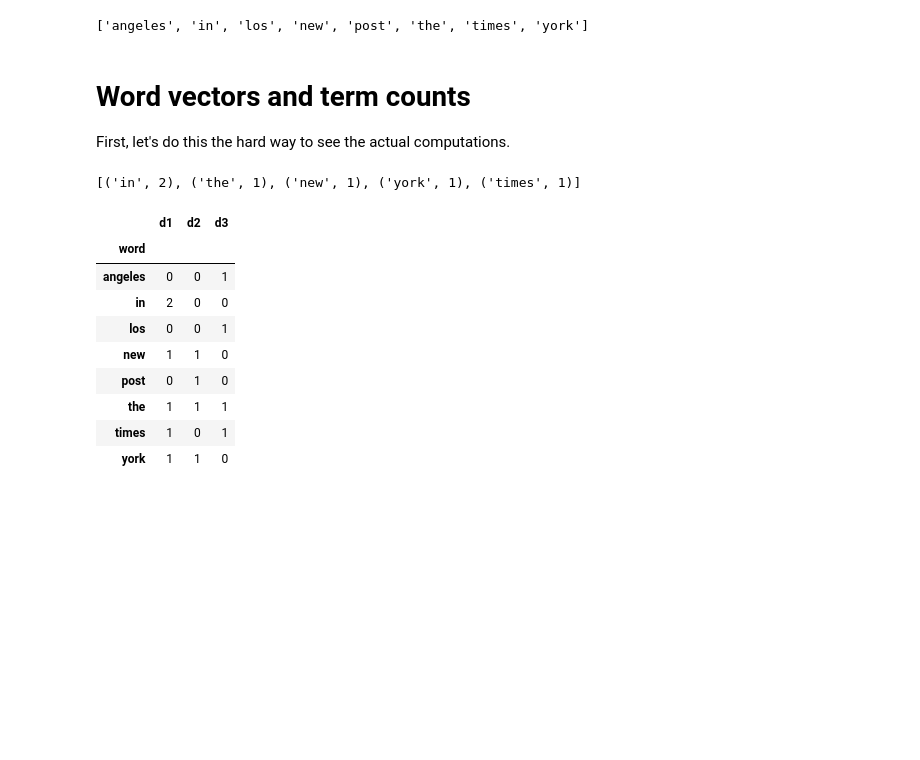
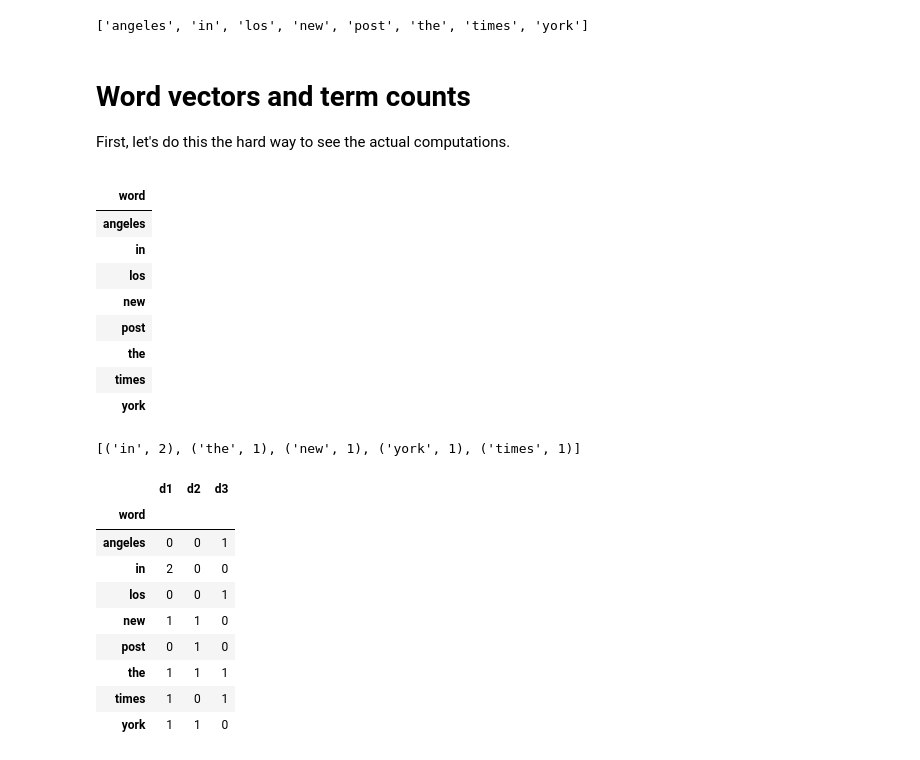
Before and after one commit to parrt/msds692, a Jupyter notebook: notes/tfidf.ipynb, the cells around one changed output. Drawn from its saved outputs; the diff is of its cells as text; code cells hidden in the pictures; blank space fills up the shorter version.

```diff
--- a/notes/tfidf.ipynb
+++ b/notes/tfidf.ipynb
@@ -30,6 +30,18 @@ First, let's do this the hard way to see the actual computations.
 # %%
 tf = pd.DataFrame(data=list(uniq), columns=['word'])
 tf = tf.set_index('word')
+tf
+# %% [output]
+|  |
+| word |
+| angeles |
+| in |
+| los |
+| new |
+| post |
+| the |
+| times |
+| york |
 # %%
 list(Counter(d1.split()).items())
 # %% [output]
```
Also changed, not shown: parts of 3 cells of this notebook, 1 other file.
